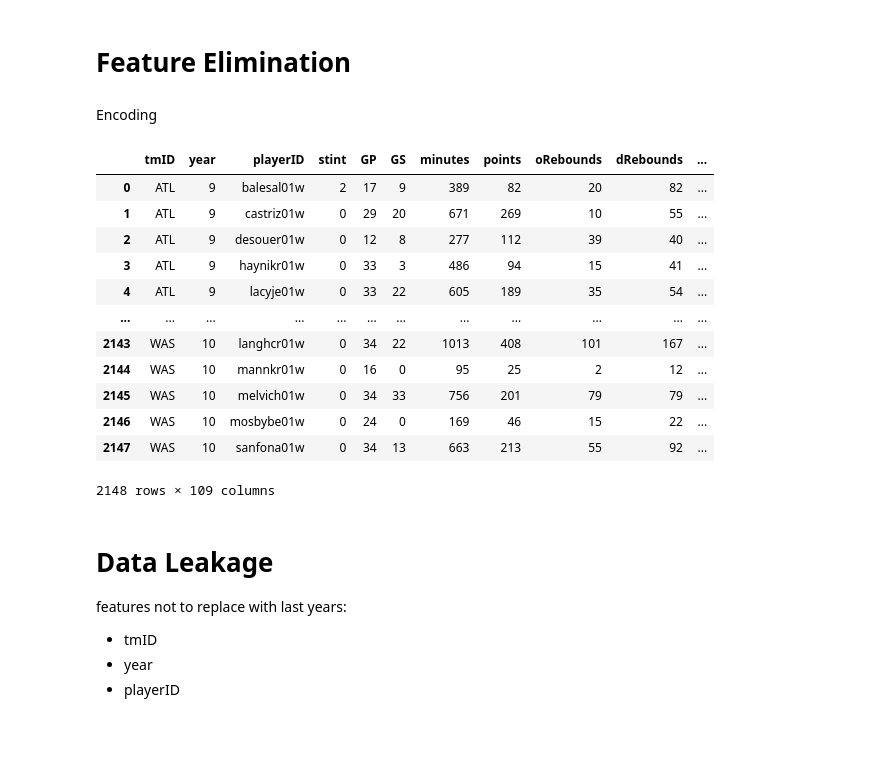
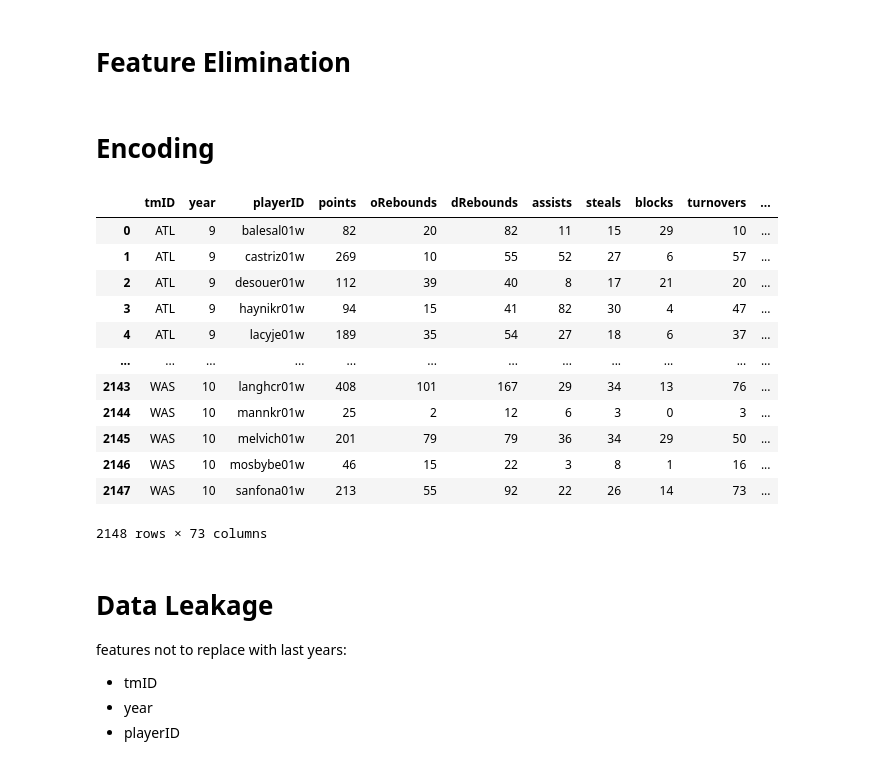
Before and after one commit to 13luiscabral13/AC, a Jupyter notebook: models.ipynb, the cells around one changed output. Saved outputs shown, nothing was run; the diff lists cells and outputs as text; code cells hidden in the pictures; blank space fills up the shorter version.

```diff
--- a/models.ipynb
+++ b/models.ipynb
@@ -19,30 +19,35 @@ import numpy as np
 df = pd.read_csv('combinedData.csv')
 # %% [markdown]
 # Feature Elimination
-# %%
-df = df.drop(columns=['results', 'seed'])
-# %% [markdown]
-Encoding
+# %%
+df = df.drop(columns=['results', 'seed', 'college', 'collegeOther', 'birthDate', 'win_ratio', 'stint',
+                      'GS', 'GP', 'rebounds', 'fgAttempted', 'ftAttempted','threeAttempted',
+                      'minutes', 'pointsFromFieldGoal',
+                      'pos', 'age',
+                      'award', 'coachAward',
+                      'ftMade', 'topg', 'percentage_pointsFromThree', ]) #'d_reb'
+# %% [markdown]
+# Encoding
 # %%
-id_features = ['tmID','playerID', 'college', 'collegeOther', 'coachID']
-categorical_features = [ 'pos', 'award', 'confID']
+id_features = ['tmID','playerID', 'coachID']
+categorical_features = ['confID']
 df = pd.get_dummies(df, columns=categorical_features)
 
 df
 # %% [output]
-|  | tmID | year | playerID | stint | GP | GS | minutes | points | oRebounds | dRebounds | ... |
-| 0 | ATL | 9 | balesal01w | 2 | 17 | 9 | 389 | 82 | 20 | 82 | ... |
-| 1 | ATL | 9 | castriz01w | 0 | 29 | 20 | 671 | 269 | 10 | 55 | ... |
-| 2 | ATL | 9 | desouer01w | 0 | 12 | 8 | 277 | 112 | 39 | 40 | ... |
-| 3 | ATL | 9 | haynikr01w | 0 | 33 | 3 | 486 | 94 | 15 | 41 | ... |
-| 4 | ATL | 9 | lacyje01w | 0 | 33 | 22 | 605 | 189 | 35 | 54 | ... |
+|  | tmID | year | playerID | points | oRebounds | dRebounds | assists | steals | blocks | turnovers | ... |
+| 0 | ATL | 9 | balesal01w | 82 | 20 | 82 | 11 | 15 | 29 | 10 | ... |
+| 1 | ATL | 9 | castriz01w | 269 | 10 | 55 | 52 | 27 | 6 | 57 | ... |
+| 2 | ATL | 9 | desouer01w | 112 | 39 | 40 | 8 | 17 | 21 | 20 | ... |
+| 3 | ATL | 9 | haynikr01w | 94 | 15 | 41 | 82 | 30 | 4 | 47 | ... |
+| 4 | ATL | 9 | lacyje01w | 189 | 35 | 54 | 27 | 18 | 6 | 37 | ... |
 | ... | ... | ... | ... | ... | ... | ... | ... | ... | ... | ... | ... |
-| 2143 | WAS | 10 | langhcr01w | 0 | 34 | 22 | 1013 | 408 | 101 | 167 | ... |
-| 2144 | WAS | 10 | mannkr01w | 0 | 16 | 0 | 95 | 25 | 2 | 12 | ... |
-| 2145 | WAS | 10 | melvich01w | 0 | 34 | 33 | 756 | 201 | 79 | 79 | ... |
-| 2146 | WAS | 10 | mosbybe01w | 0 | 24 | 0 | 169 | 46 | 15 | 22 | ... |
-| 2147 | WAS | 10 | sanfona01w | 0 | 34 | 13 | 663 | 213 | 55 | 92 | ... |
+| 2143 | WAS | 10 | langhcr01w | 408 | 101 | 167 | 29 | 34 | 13 | 76 | ... |
+| 2144 | WAS | 10 | mannkr01w | 25 | 2 | 12 | 6 | 3 | 0 | 3 | ... |
+| 2145 | WAS | 10 | melvich01w | 201 | 79 | 79 | 36 | 34 | 29 | 50 | ... |
+| 2146 | WAS | 10 | mosbybe01w | 46 | 15 | 22 | 3 | 8 | 1 | 16 | ... |
+| 2147 | WAS | 10 | sanfona01w | 213 | 55 | 92 | 22 | 26 | 14 | 73 | ... |
-2148 rows × 109 columns
+2148 rows × 73 columns
 # %%
 for feature in id_features:
     label_encoder = LabelEncoder()
```
Also changed, not shown: parts of 14 cells of this notebook, 3 other files.
